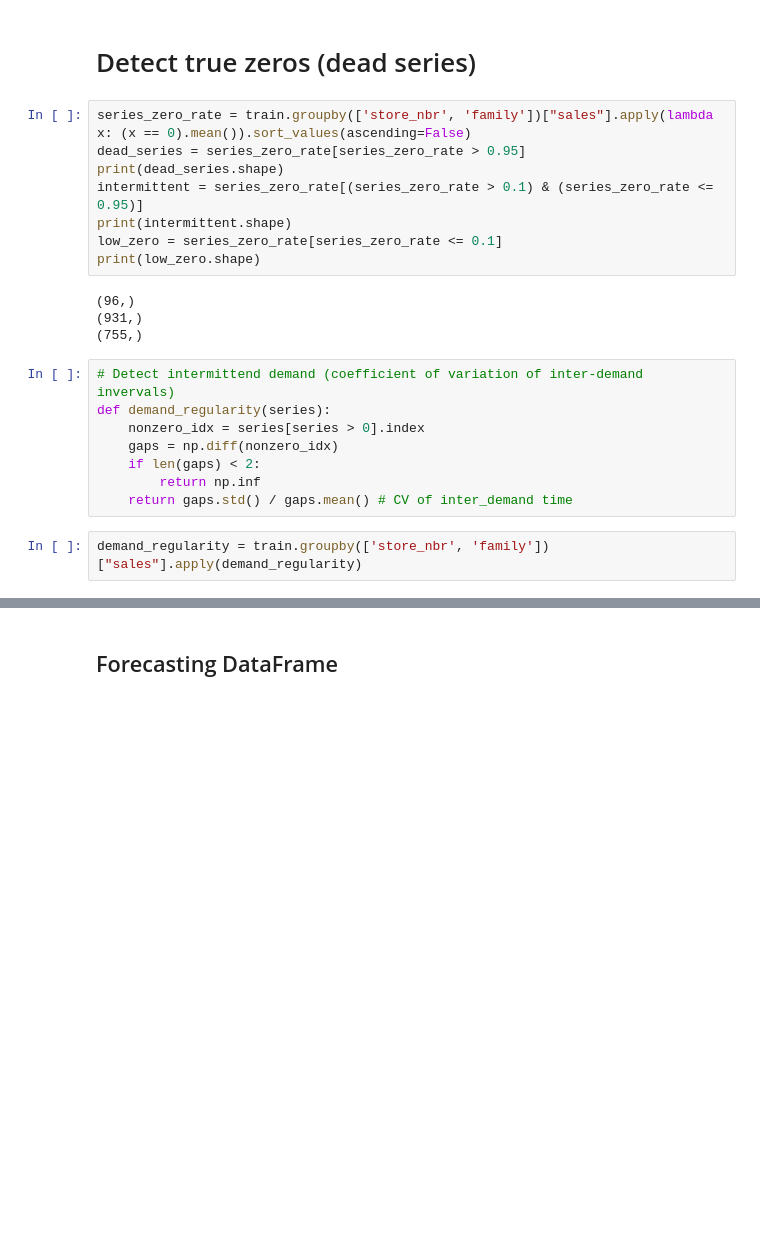
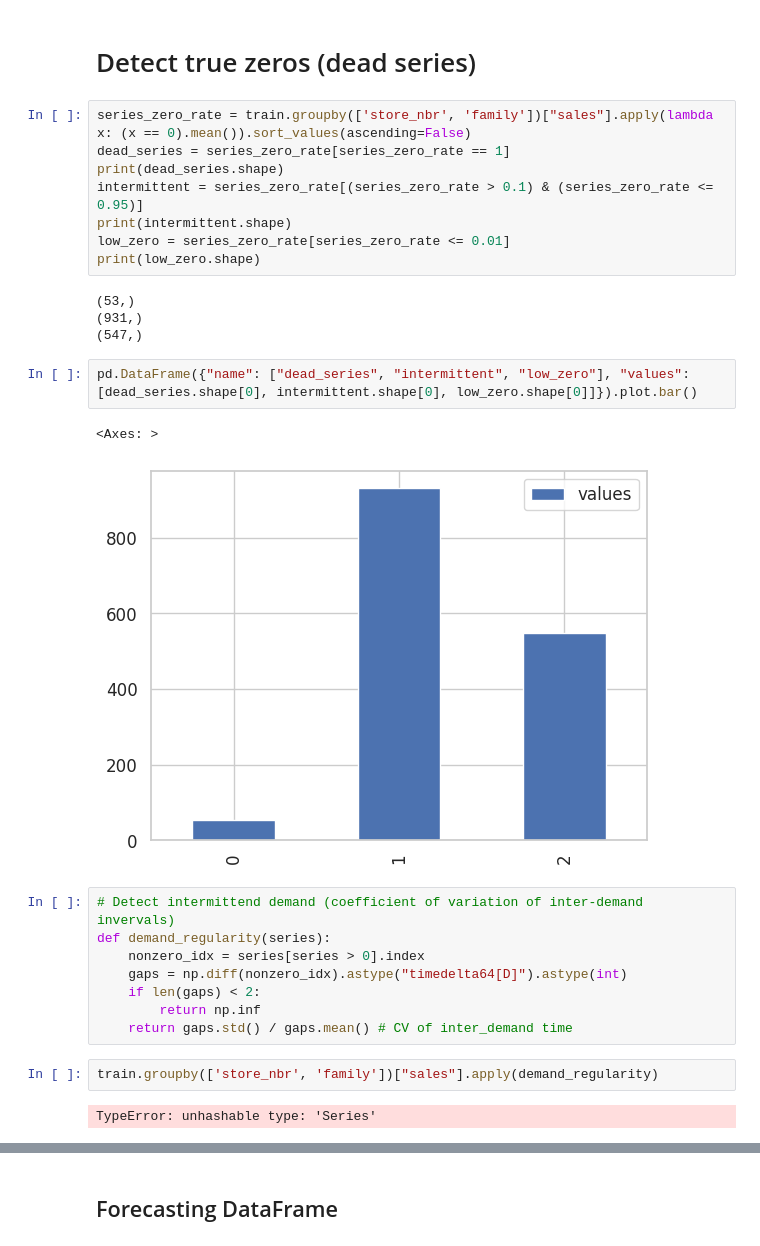
Before and after one commit to on1link/nixtla-store-sales-forecasting, a Jupyter notebook: notebooks/store_forecasting.ipynb, the cells around one changed output, grey strips where cells are left out. Saved outputs shown, nothing was run; the diff lists cells and outputs as text; blank space fills up the shorter version.

```diff
--- a/notebooks/store_forecasting.ipynb
+++ b/notebooks/store_forecasting.ipynb
@@ -554,24 +559,31 @@ Name: sales, dtype: float64
 # Detect true zeros (dead series)
 # %%
 series_zero_rate = train.groupby(['store_nbr', 'family'])["sales"].apply(lambda x: (x == 0).mean()).sort_values(ascending=False)
-dead_series = series_zero_rate[series_zero_rate > 0.95]
+dead_series = series_zero_rate[series_zero_rate == 1]
 print(dead_series.shape)
 intermittent = series_zero_rate[(series_zero_rate > 0.1) & (series_zero_rate <= 0.95)]
 print(intermittent.shape)
-low_zero = series_zero_rate[series_zero_rate <= 0.1]
+low_zero = series_zero_rate[series_zero_rate <= 0.01]
 print(low_zero.shape)
 # %% [output]
-(96,)
+(53,)
 (931,)
-(755,)
+(547,)
+# %%
+pd.DataFrame({"name": ["dead_series", "intermittent", "low_zero"], "values": [dead_series.shape[0], intermittent.shape[0], low_zero.shape[0]]}).plot.bar()
+# %% [output]
+<Axes: >
+[figure, added]
 # %%
 # Detect intermittend demand (coefficient of variation of inter-demand invervals)
 def demand_regularity(series):
     nonzero_idx = series[series > 0].index
-    gaps = np.diff(nonzero_idx)
+    gaps = np.diff(nonzero_idx).astype("timedelta64[D]").astype(int)
     if len(gaps) < 2:
         return np.inf
     return gaps.std() / gaps.mean() # CV of inter_demand time
 # %%
-demand_regularity = train.groupby(['store_nbr', 'family'])["sales"].apply(demand_regularity)
+train.groupby(['store_nbr', 'family'])["sales"].apply(demand_regularity)
+# %% [output]
+TypeError: unhashable type: 'Series'
 # %%
```
Also changed, not shown: parts of 13 cells of this notebook.
